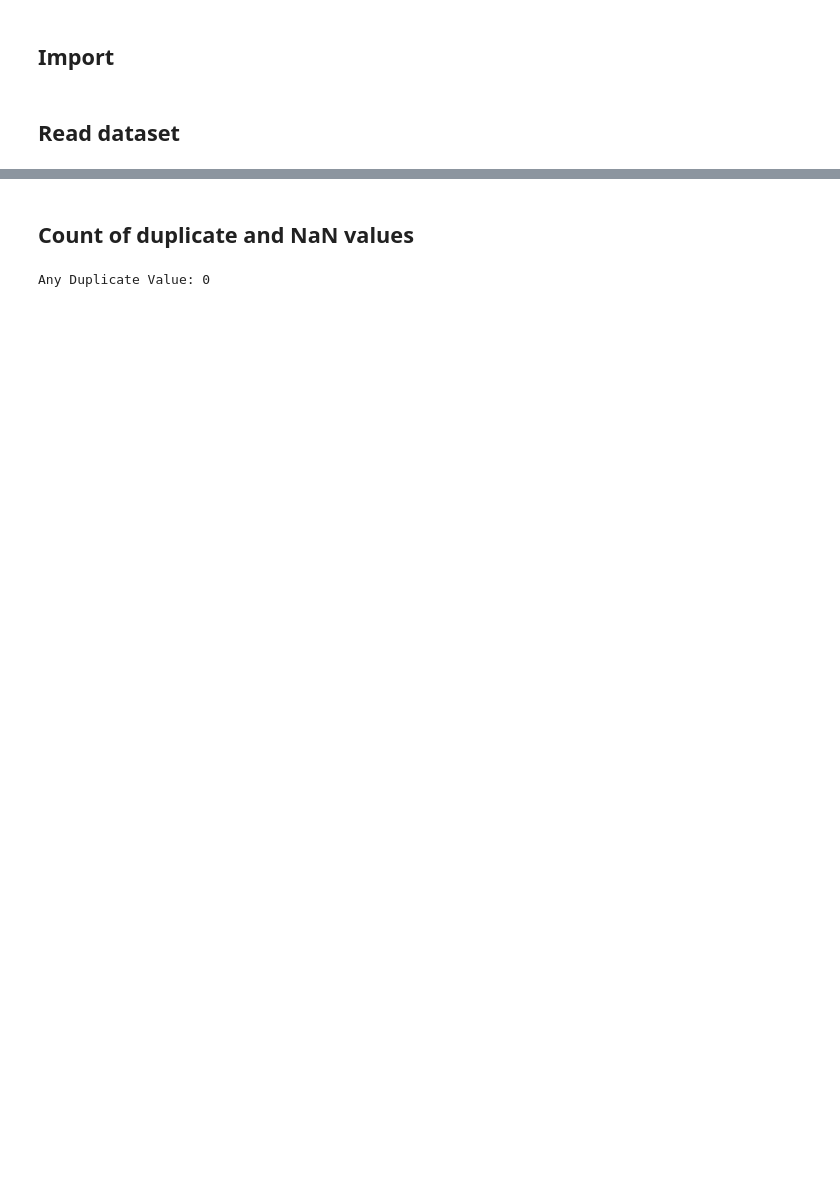
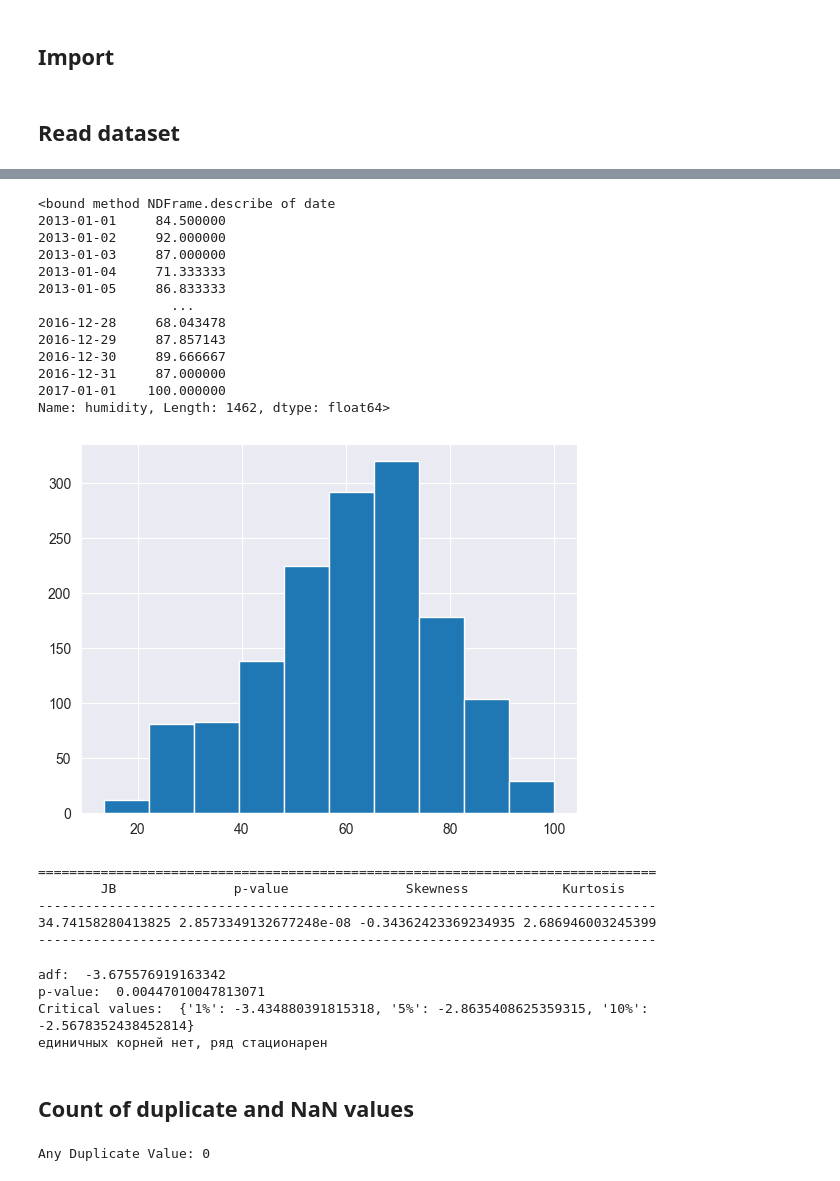
Before and after one commit to LexaMart/OOD, a Jupyter notebook: lab2.ipynb, the cells around one changed output, grey strips where cells are left out. Drawn from its saved outputs; the diff is of its cells as text; code cells hidden in the pictures; blank space fills up the shorter version.

```diff
--- a/lab2.ipynb
+++ b/lab2.ipynb
@@ -29,3 +42,48 @@ dataset
+# %%
+result = hum.describe
+hum.hist()
+result
+# %% [output]
+<bound method NDFrame.describe of date
+2013-01-01     84.500000
+2013-01-02     92.000000
+2013-01-03     87.000000
+2013-01-04     71.333333
+2013-01-05     86.833333
+                 ...
+2016-12-28     68.043478
+2016-12-29     87.857143
+2016-12-30     89.666667
+2016-12-31     87.000000
+2017-01-01    100.000000
+Name: humidity, Length: 1462, dtype: float64>
+[figure, added]
+# %%
+row =  [u'JB', u'p-value', u'Skewness', u'Kurtosis']
+jb_test = sm.stats.stattools.jarque_bera(hum)
+a = np.vstack([jb_test])
+testResult = SimpleTable(a, row)
+print(testResult)
+# %% [output]
+===============================================================================
+        JB               p-value               Skewness            Kurtosis
+-------------------------------------------------------------------------------
+34.74158280413825 2.8573349132677248e-08 -0.34362423369234935 2.686946003245399
+-------------------------------------------------------------------------------
+# %%
+test = sm.tsa.stattools.adfuller(hum)
+print('adf: ', test[0])
+print('p-value: ', test[1])
+print('Critical values: ', test[4])
+if test[0]> test[4]['5%']:
+    print('есть единичные корни, ряд не стационарен')
+else:
+    print('единичных корней нет, ряд стационарен')
+# %% [output]
+adf:  -3.675576919163342
+p-value:  0.00447010047813071
+Critical values:  {'1%': -3.434880391815318, '5%': -2.8635408625359315, '10%': -2.5678352438452814}
+единичных корней нет, ряд стационарен
 # %% [markdown]
 ## Count of duplicate and NaN values
 # %%
```
Also changed, not shown: parts of 5 cells of this notebook.
